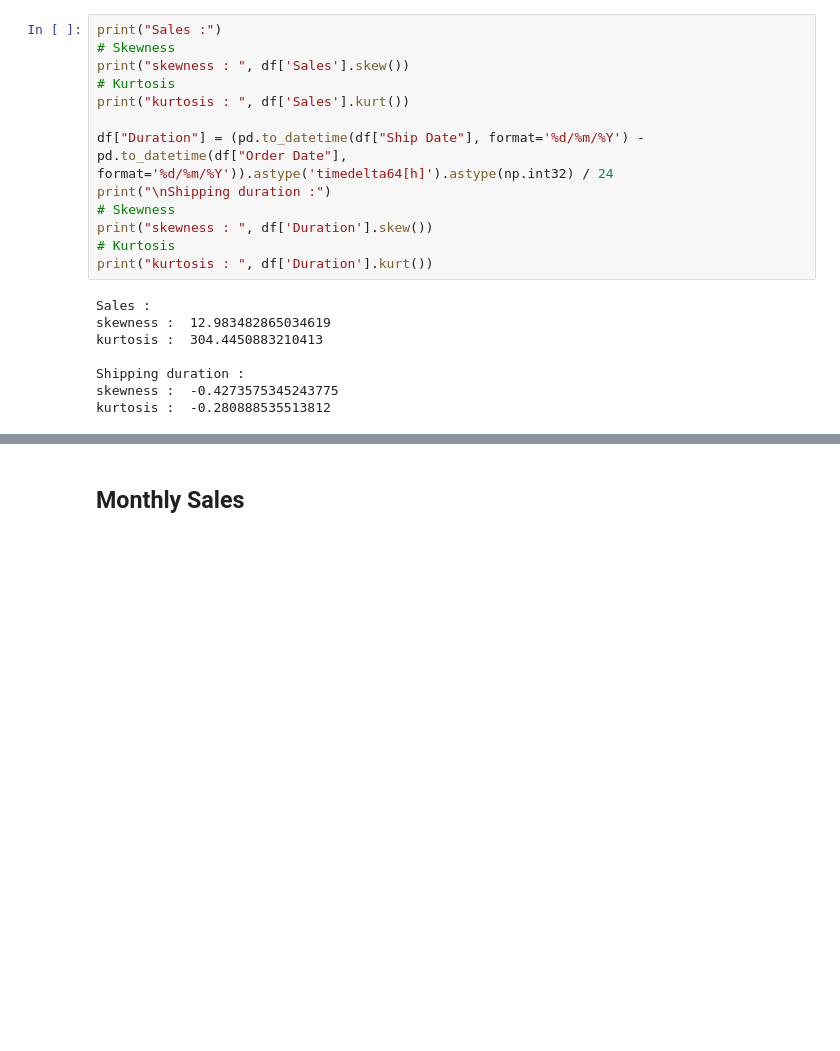
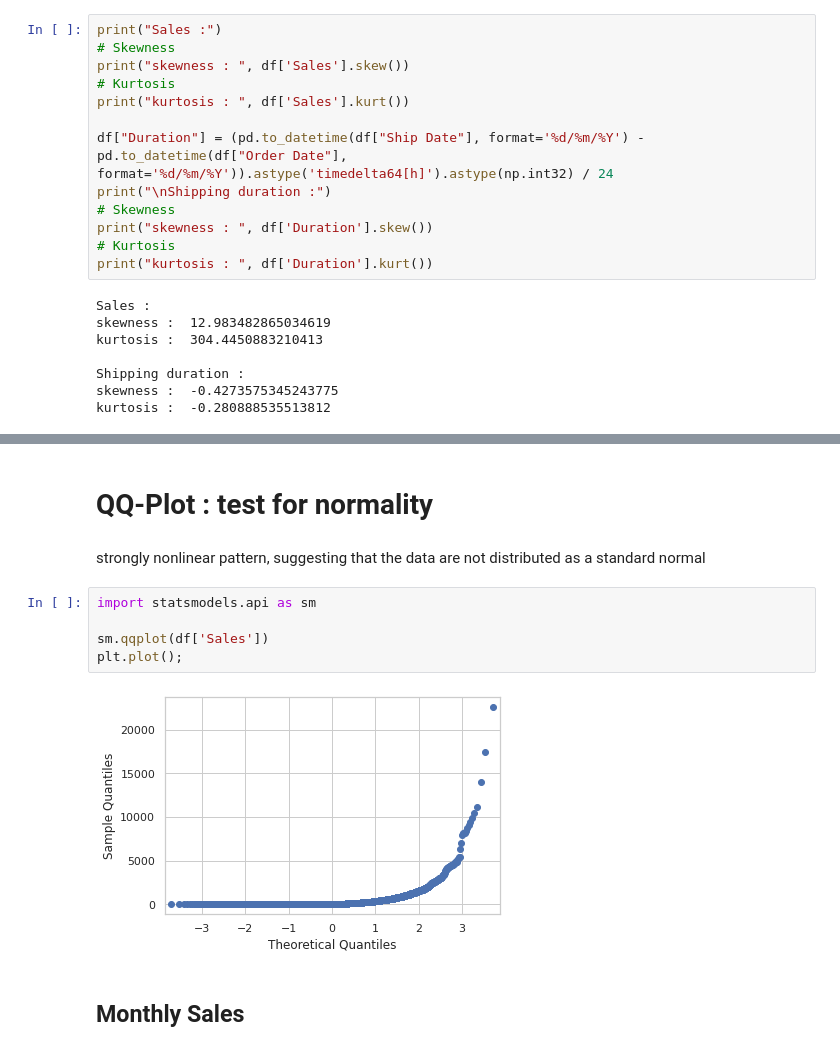
Before and after one commit to yannick42/notebooks, a Jupyter notebook: _notebooks/2022-04-22-Superstore_Sales_Dataset_(EDA).ipynb, the cells around one changed output, grey strips where cells are left out. Drawn from its saved outputs; the diff is of its cells as text; blank space fills up the shorter version.

```diff
--- a/_notebooks/2022-04-22-Superstore_Sales_Dataset_(EDA).ipynb
+++ b/_notebooks/2022-04-22-Superstore_Sales_Dataset_(EDA).ipynb
@@ -295,3 +304,14 @@ kurtosis :  -0.280888535513812
+# %% [markdown]
+# QQ-Plot : test for normality
+# %% [markdown]
+strongly nonlinear pattern, suggesting that the data are not distributed as a standard normal
+# %%
+import statsmodels.api as sm
+
+sm.qqplot(df['Sales'])
+plt.plot();
+# %% [output]
+[figure, added]
 # %% [markdown]
 ## Monthly Sales
 # %% [markdown]
```
Also changed, not shown: parts of 2 cells of this notebook.
